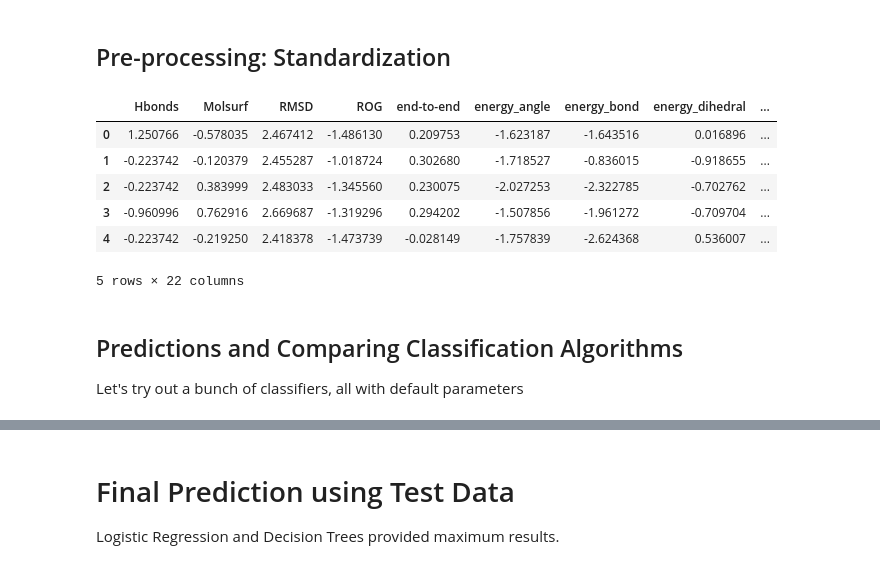
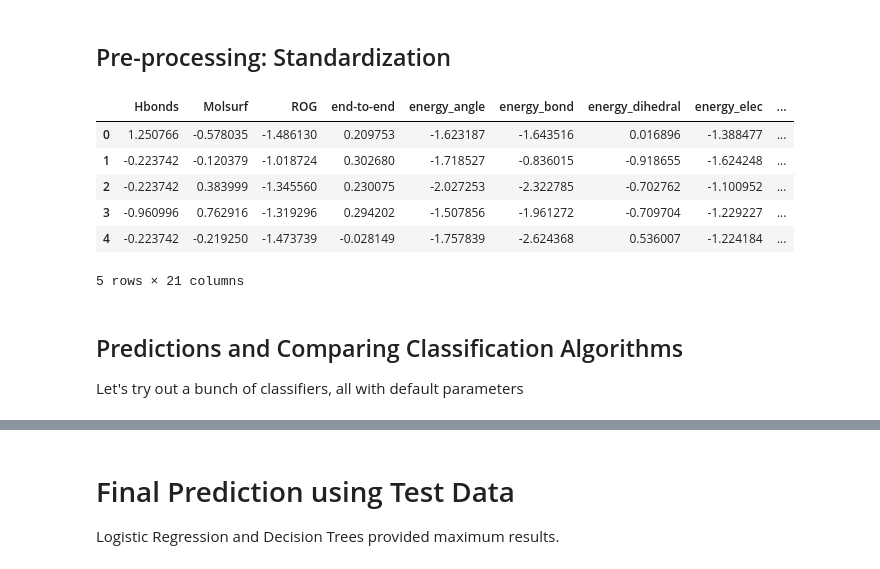
Before and after one commit to INASIC/conus-exogenomics, a Jupyter notebook: machine_learning/analysis/Exploratory Analysis - Rashid's MD Dataset.ipynb, the cells around one changed output, grey strips where cells are left out. Cells and saved outputs as stored; diff of their text form; code cells hidden in the pictures.

```diff
--- a/machine_learning/analysis/Exploratory Analysis - Rashid's MD Dataset.ipynb
+++ b/machine_learning/analysis/Exploratory Analysis - Rashid's MD Dataset.ipynb
@@ -261,20 +271,20 @@ select_top_4 = SelectKBest(score_func=chi2, k = 4)
 # %%
 from sklearn.preprocessing import StandardScaler
 rescaledX = StandardScaler().fit_transform(X)
 
 X = pd.DataFrame(data = rescaledX, columns= X.columns)
-
+del X['RMSD'] # remove RMSD column, makes it too easy to predict if it's native or far native
 X.head()
 # %% [output]
-|  | Hbonds | Molsurf | RMSD | ROG | end-to-end | energy_angle | energy_bond | energy_dihedral | ... |
-| 0 | 1.250766 | -0.578035 | 2.467412 | -1.486130 | 0.209753 | -1.623187 | -1.643516 | 0.016896 | ... |
-| 1 | -0.223742 | -0.120379 | 2.455287 | -1.018724 | 0.302680 | -1.718527 | -0.836015 | -0.918655 | ... |
-| 2 | -0.223742 | 0.383999 | 2.483033 | -1.345560 | 0.230075 | -2.027253 | -2.322785 | -0.702762 | ... |
-| 3 | -0.960996 | 0.762916 | 2.669687 | -1.319296 | 0.294202 | -1.507856 | -1.961272 | -0.709704 | ... |
-| 4 | -0.223742 | -0.219250 | 2.418378 | -1.473739 | -0.028149 | -1.757839 | -2.624368 | 0.536007 | ... |
+|  | Hbonds | Molsurf | ROG | end-to-end | energy_angle | energy_bond | energy_dihedral | energy_elec | ... |
+| 0 | 1.250766 | -0.578035 | -1.486130 | 0.209753 | -1.623187 | -1.643516 | 0.016896 | -1.388477 | ... |
+| 1 | -0.223742 | -0.120379 | -1.018724 | 0.302680 | -1.718527 | -0.836015 | -0.918655 | -1.624248 | ... |
+| 2 | -0.223742 | 0.383999 | -1.345560 | 0.230075 | -2.027253 | -2.322785 | -0.702762 | -1.100952 | ... |
+| 3 | -0.960996 | 0.762916 | -1.319296 | 0.294202 | -1.507856 | -1.961272 | -0.709704 | -1.229227 | ... |
+| 4 | -0.223742 | -0.219250 | -1.473739 | -0.028149 | -1.757839 | -2.624368 | 0.536007 | -1.224184 | ... |
-5 rows × 22 columns
+5 rows × 21 columns
 # %% [markdown]
-## Predictions and Comparing Classification Algorithms
+## Predictions and Comparing Classification Algorithms <a class="anchor" id="Predictions and Comparing Classification Algorithms"></a>
 
 Let's try out a bunch of classifiers, all with default parameters
 # %%
```
Also changed, not shown: parts of 25 cells of this notebook.
